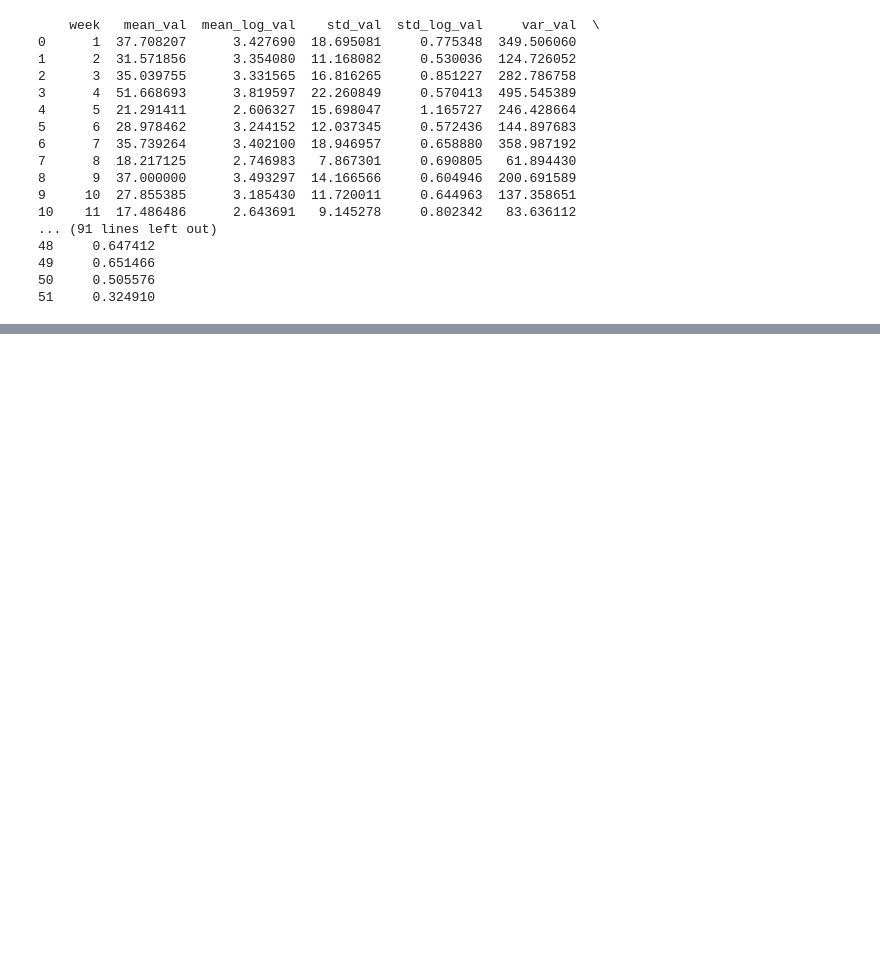
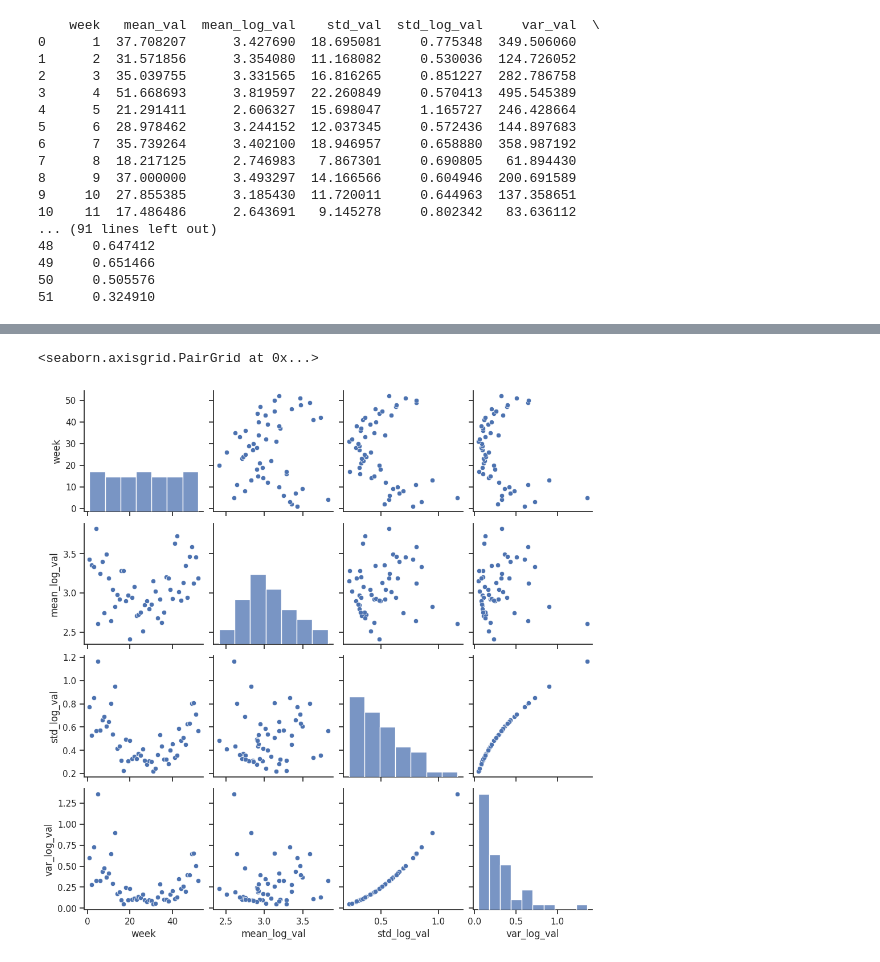
Before and after one commit to CostanzaCantalini/bayes_colab, a Jupyter notebook: data/analisi_esplorativa_tesi.ipynb, the cells around one changed output, grey strips where cells are left out. Cells and saved outputs as stored; diff of their text form; code cells hidden in the pictures; blank space fills up the shorter version.

```diff
--- a/data/analisi_esplorativa_tesi.ipynb
+++ b/data/analisi_esplorativa_tesi.ipynb
@@ -162,0 +157,5 @@ sns.pairplot(week_stats_df)
+# %%
+sns.pairplot(week_stats_df[['week','mean_log_val','std_log_val','var_log_val']])
+# %% [output]
+<seaborn.axisgrid.PairGrid at 0x...>
+[figure, added]
```
Also changed, not shown: parts of 5 cells of this notebook.
